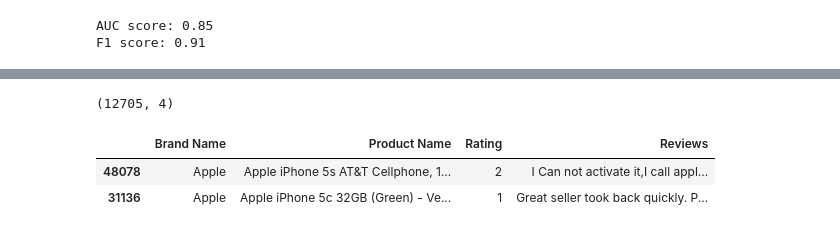
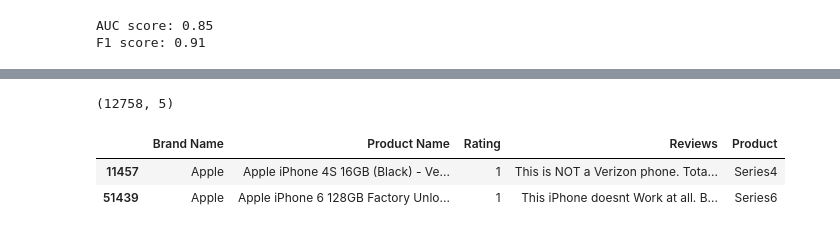
Before and after one commit to prarid/Product_Reviews_Feedback_Extraction, a Jupyter notebook: SentimentAnalysis_TopicModeling.ipynb, the cells around one changed output, grey strips where cells are left out. Saved outputs shown, nothing was run; the diff lists cells and outputs as text; code cells hidden in the pictures.

```diff
--- a/SentimentAnalysis_TopicModeling.ipynb
+++ b/SentimentAnalysis_TopicModeling.ipynb
@@ -28,9 +25,10 @@ We start by importing the necessary libraries and loading our dataset. Our colum
 import warnings
 warnings.filterwarnings("ignore")
 import pandas as pd
+pd.set_option('display.max_rows', None)
 import numpy as np
 import matplotlib.pyplot as plt
-import nltk
+
 from sklearn.model_selection import train_test_split, GridSearchCV
 from sklearn.feature_extraction.text import TfidfVectorizer, CountVectorizer
 from sklearn.naive_bayes import MultinomialNB
@@ -50,3 +48,12 @@ from textblob import TextBlob
 #VADER
 # !pip install vaderSentiment
 from vaderSentiment.vaderSentiment import SentimentIntensityAnalyzer
+
+#Topic Modeling
+from string import punctuation
+import nltk
+import spacy
+import en_core_web_sm
+nlp = en_core_web_sm.load()
+from sklearn.feature_extraction import text
+from sklearn.decomposition import LatentDirichletAllocation, NMF
@@ -437,16 +433,21 @@ Pending
 # %%
 ####
 ##### Creating the dataset for topic modeling
-# For this project topic modeling focus on negative reviews only and is limited to one product. By narrowing the scope, we aim to try to extract main themes of complains/concerns mentioned in the reviews
+# For this project topic modeling focus on negative reviews only and is limited to one product (Apple iphone series 3 through 6).
+# By narrowing the scope, we aim to try to extract main themes of complains/concerns mentioned in the reviews
 
-df_top = df_full[
-                (df_full["Rating"].isin([1, 2])) &
-                (df_full["Brand Name"] == "Apple") &
-                (df_full["Product Name"].str.contains("Apple iPhone"))][["Brand Name", "Product Name", "Rating", "Reviews"]]
+df_top = df_full[(df_full["Rating"].isin([1, 2])) & (df_full["Brand Name"] == "Apple")][["Brand Name", "Product Name", "Rating", "Reviews"]]
+df_top["Product"] =  df_top["Product Name"].apply(lambda x: np.where(
+    "phone 3" in x.lower(), "Series3", np.where(
+        "phone 4" in x.lower(), "Series4", np.where(
+            "phone 5" in x.lower(), "Series5", np.where(
+                "phone 6" in x.lower(), "Series6", np.where(
+                    "phone 7" in x.lower(), "Series7",""))))))
+df_top = df_top[df_top.Product != ""]
 print(df_top.shape)
 df_top.sample(2)
 # %% [output]
-(12705, 4)
+(12758, 5)
-|  | Brand Name | Product Name | Rating | Reviews |
-| 48078 | Apple | Apple iPhone 5s AT&T Cellphone, 1... | 2 | I Can not activate it,I call appl... |
-| 31136 | Apple | Apple iPhone 5c 32GB (Green) - Ve... | 1 | Great seller took back quickly. P... |
+|  | Brand Name | Product Name | Rating | Reviews | Product |
+| 11457 | Apple | Apple iPhone 4S 16GB (Black) - Ve... | 1 | This is NOT a Verizon phone. Tota... | Series4 |
+| 51439 | Apple | Apple iPhone 6 128GB Factory Unlo... | 1 | This iPhone doesnt Work at all. B... | Series6 |
```
Also changed, not shown: parts of 53 cells of this notebook.
